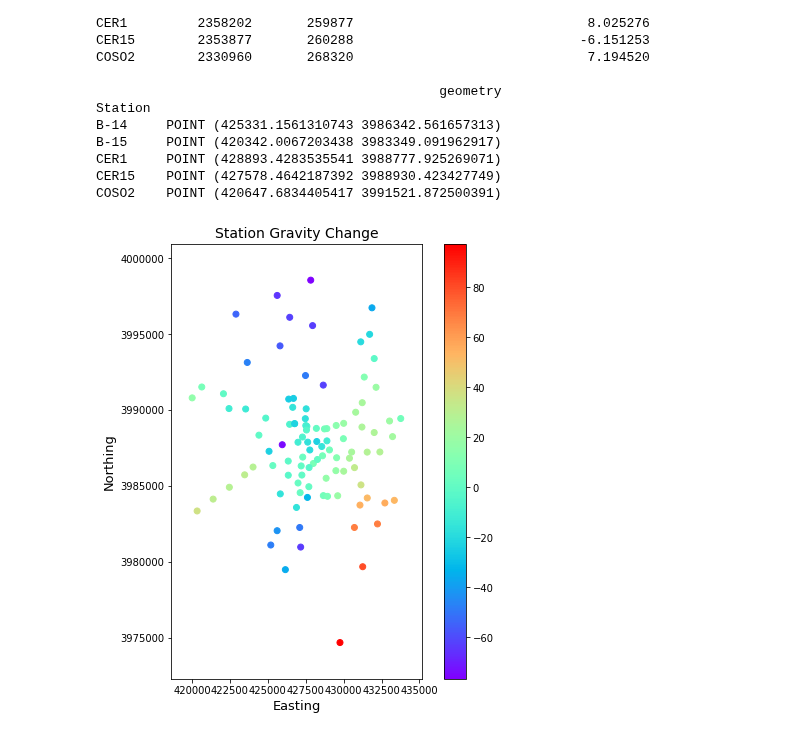
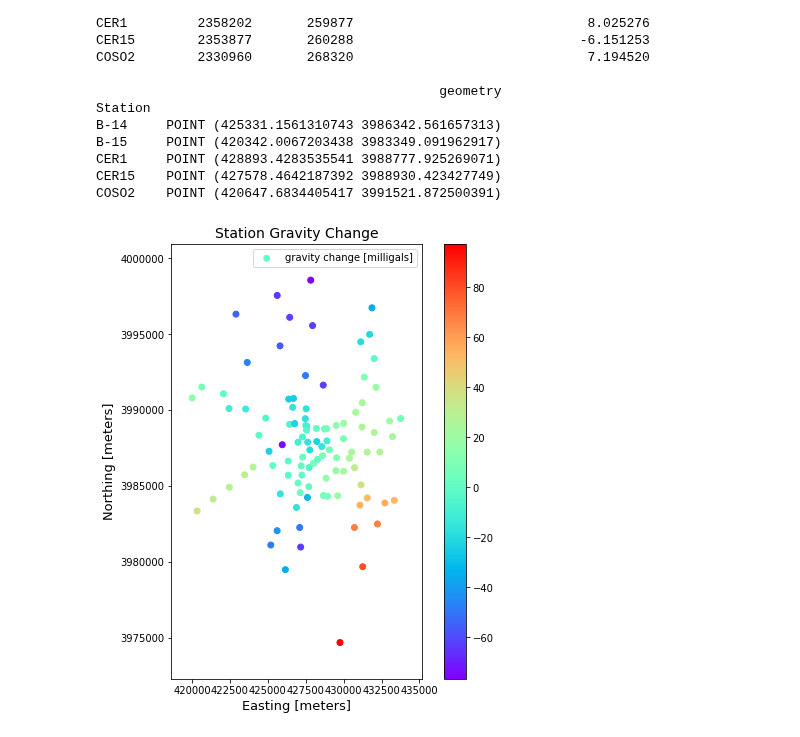
Before and after one commit to collincr/gravrouting, a Jupyter notebook: src/jupyter/gravity_change_map.ipynb, the cells around one changed output. Cells and saved outputs as stored; diff of their text form; code cells hidden in the pictures.

Commit message:
Modified graph visualization

```diff
--- a/src/jupyter/gravity_change_map.ipynb
+++ b/src/jupyter/gravity_change_map.ipynb
@@ -2,7 +2,7 @@
 import pandas as pd
 
 # making data frame from csv file
-df = pd.read_csv("../data/ofr20181053_table1.csv", index_col ="Station")
+df = pd.read_csv("../../data/ofr20181053_table1.csv", index_col ="Station")
 
 # retrieving row by loc method
 first = df.loc["B-14"]
@@ -81,45 +81,48 @@ COSO2    POINT (420647.6834405417 3991521.872500391)
 # %%
 import matplotlib.pyplot as plt
 import numpy as np
+import matplotlib.colors as colors
 
 # overall settings
 fig, ax = plt.subplots(1, figsize=(8, 8))
-ax = gdf.plot(column='Change in gravity (∆G), in milliGals', cmap='rainbow', ax=ax, legend=True)
+ax = gdf.plot(column='Change in gravity (∆G), in milliGals',
+              cmap='rainbow', ax=ax, legend=True)
 
 # label settings
-plt.xlabel('Easting', fontsize=13)
-plt.ylabel('Northing', fontsize=13)
+plt.title("Station Gravity Change", fontsize=14)
+plt.xlabel('Easting [meters]', fontsize=13)
+plt.ylabel('Northing [meters]', fontsize=13)
 
 # axis settings
-ax.set_title("Station Gravity Change", fontsize=14)
 ax.set_autoscaley_on(False)
+ax.legend(['gravity change [milligals]'])
 
 x_min = gdf.geometry.x.min()
 x_max = gdf.geometry.x.max()
 x_range = x_max - x_min
 
 y_min = gdf.geometry.y.min()
 y_max = gdf.geometry.y.max()
 y_range = y_max - y_min
 
 ax.set_xlim([x_min - x_range * 0.1, x_max + x_range * 0.1])
 ax.set_ylim([y_min - y_range * 0.1, y_max + y_range * 0.1])
 
 # y:x default is 1.0
 #ax.set_aspect(0.5)
 
 # point annotations
 for x, y, label in zip(gdf.geometry.x, gdf.geometry.y, gdf.index):
     annot = ax.annotate(label, xy=(x, y), xytext=(3, 3), textcoords="offset points")
     annot.set_visible(False)
 
 # Problem: z size smaller than x * y (z size == x size == y size) Not 2D array
 #z = pd.Series.to_numpy(gdf['Change in gravity (∆G), in milliGals'])
 #z.reshape(gdf.geometry.x.size, gdf.geometry.y.size)
 #plt.contour(z)
 
 # save figure before showing
-plt.savefig('../resources/img/station_gravity_change.png', dpi=1080)
+plt.savefig('../../resources/img/station_gravity_change.png', dpi=1080)
 plt.show()
 # %% [output]
-[figure, old version]
+[figure, new version]
```
Also changed, not shown: 2 other files.
